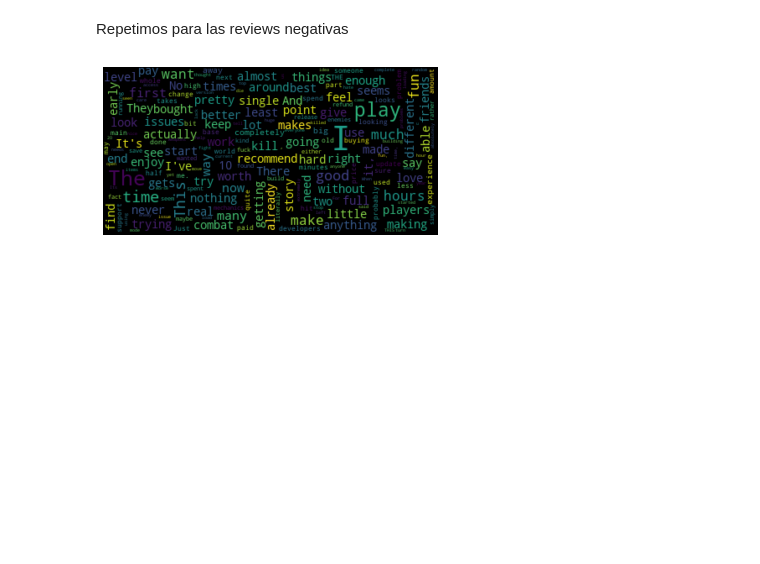
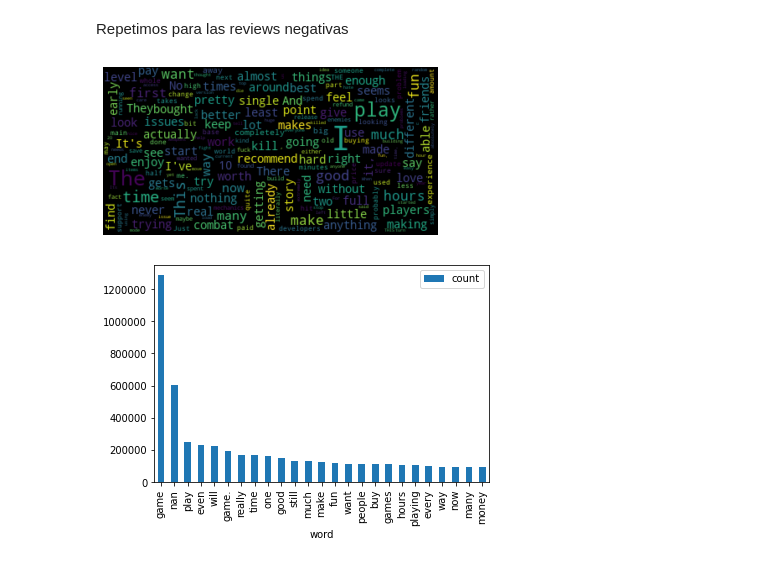
Before and after one commit to AlbertoGarciaDomenech/Proyecto-Final-CLOUD, a Jupyter notebook: csv generados/WordcloudReviews.ipynb, the cells around one changed output. Drawn from its saved outputs; the diff is of its cells as text; code cells hidden in the pictures; blank space fills up the shorter version.

```diff
--- a/csv generados/WordcloudReviews.ipynb
+++ b/csv generados/WordcloudReviews.ipynb
@@ -55,3 +57,10 @@ new_data = {k: v for k, v in dneg.get('count').items() if k not in stopwords}
+# %%
+df = pd.read_csv("freqPalabrasNeg.csv", on_bad_lines='skip')#,index_col=0)
+df['count'] =pd.to_numeric(df['count'], errors='coerce')
+df['count'] = df['count'].fillna(0).astype(int)
+# %%
+df = df[~df['word'].str.lower().isin(stopwords)]
+new_data = df.set_index('word')['count'].to_dict()
 # %%
 #generamos la wordcloud
 wc = WordCloud(max_font_size=40)
@@ -61,3 +70,11 @@ plt.axis("off")
 plt.savefig('graficos/wordcloudNeg.png')
 # %% [output]
 [figure]
+# %%
+wordNeg = df.sort_values(by='count', ascending=False).head(25)
+# plt.plot(wordPos['word'],wordPos['count'])
+fig = wordNeg.plot(x='word', y='count', kind='bar')
+plt.ticklabel_format(style='plain', axis='y')
+fig.savefig('graficos/MostUsedWordNegBar
+# %% [output]
+[figure, added]
```
Also changed, not shown: parts of 7 cells of this notebook, 3 other files.
